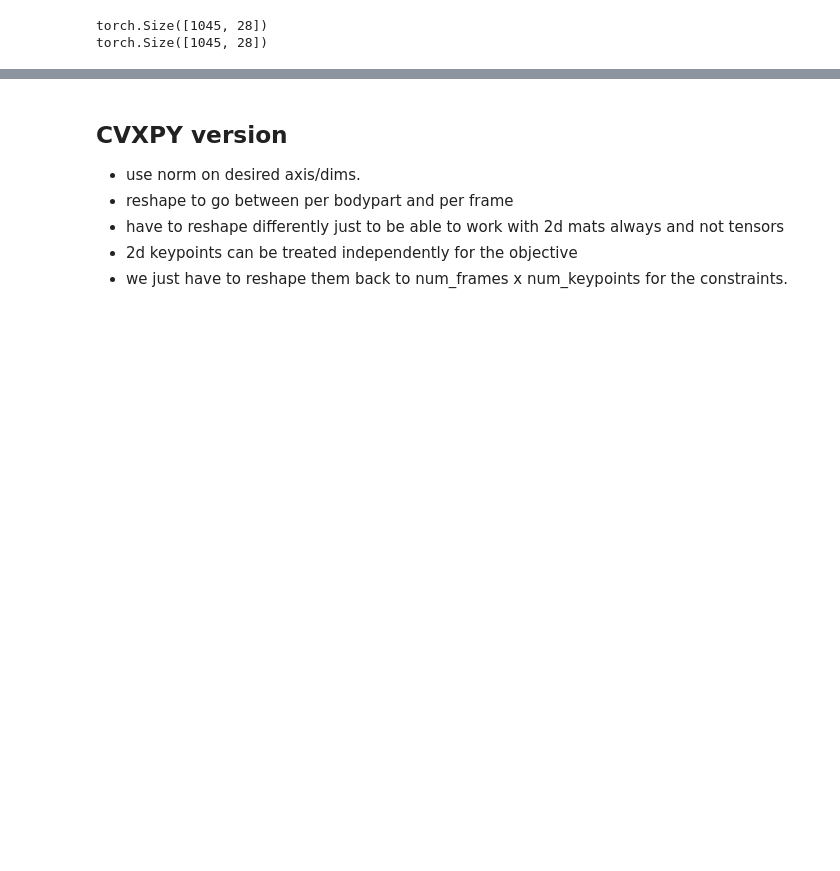
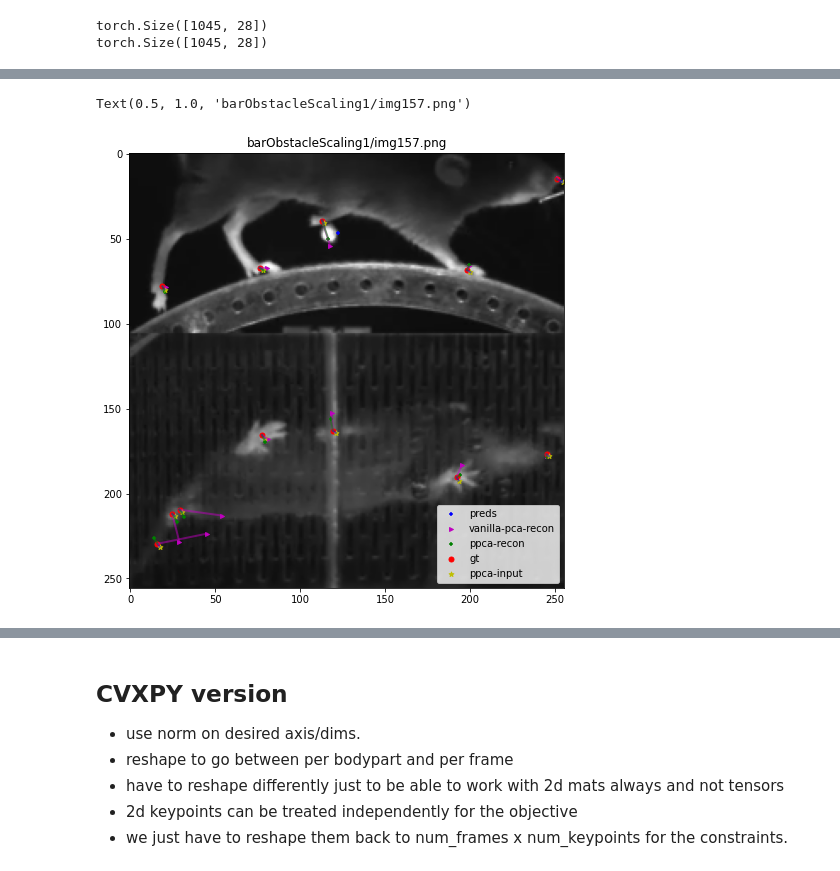
Before and after one commit to paninski-lab/lightning-pose, a Jupyter notebook: scripts/post_process_preds.ipynb, the cells around one changed output, grey strips where cells are left out. Cells and saved outputs as stored; diff of their text form; code cells hidden in the pictures; blank space fills up the shorter version.

```diff
--- a/scripts/post_process_preds.ipynb
+++ b/scripts/post_process_preds.ipynb
@@ -150,0 +212,33 @@ torch.Size([1045, 28])
+# %%
+# now mask one of the pred_keypoints
+inds_to_remove = torch.isnan(gt_vector) #[2,3]
+cloned_pred_vector = pred_vector.clone()
+cloned_pred_vector[inds_to_remove] = torch.nan
+# %%
+# reconstruct with missing data
+reconstruction = lgssm.reconstruct(cloned_pred_vector.float().unsqueeze(-1))
+# %%
+# reconstruct with full data
+vanilla_pca_reconstruction = lgssm.reproject(pred_vector.reshape(1,-1).float())
+# %%
+# mask = ~np.isnan(gt_vector[:,0])
+# organize the keypoints for plotting
+gt_reshaped_vec = gt_vector.detach().cpu().numpy().reshape(-1,2)
+pred_reshaped_vec = pred_vector.detach().cpu().numpy().reshape(-1,2)
+recon_reshaped_vec = reconstruction["reconstruction"][0].detach().cpu().numpy().reshape(-1,2)
+cloned_reshaped_vec = cloned_pred_vector.detach().cpu().numpy().reshape(-1,2)
+vanilla_pca_recon_vec = vanilla_pca_reconstruction.detach().cpu().numpy().reshape(-1,2)
+
+# start plotting
+plt.figure(figsize=(8,8))
+plt.imshow(image.resize((256,256)))
+scatter_and_line(gt_reshaped_vec, pred_reshaped_vec, label= "preds", color='b', marker="+", show_nans=True)
+scatter_and_line(gt_reshaped_vec, vanilla_pca_recon_vec, label= "vanilla-pca-recon", color='m', marker=">", show_nans=False)
+scatter_and_line(gt_reshaped_vec, recon_reshaped_vec, label= "ppca-recon", color='g', marker="+", show_nans=False)
+plt.scatter(gt_reshaped_vec[:,0], gt_reshaped_vec[:,1], c='r', label="gt", s=25, zorder=2)
+plt.scatter(cloned_reshaped_vec[:,0], cloned_reshaped_vec[:,1], marker = "*", c='y', label="ppca-input", s=25, zorder=2)
+plt.legend(loc="lower right")
+plt.title(img_name)
+# %% [output]
+Text(0.5, 1.0, 'barObstacleScaling1/img157.png')
+[figure, added]
```
Also changed, not shown: parts of 10 cells of this notebook, 2 other files.
